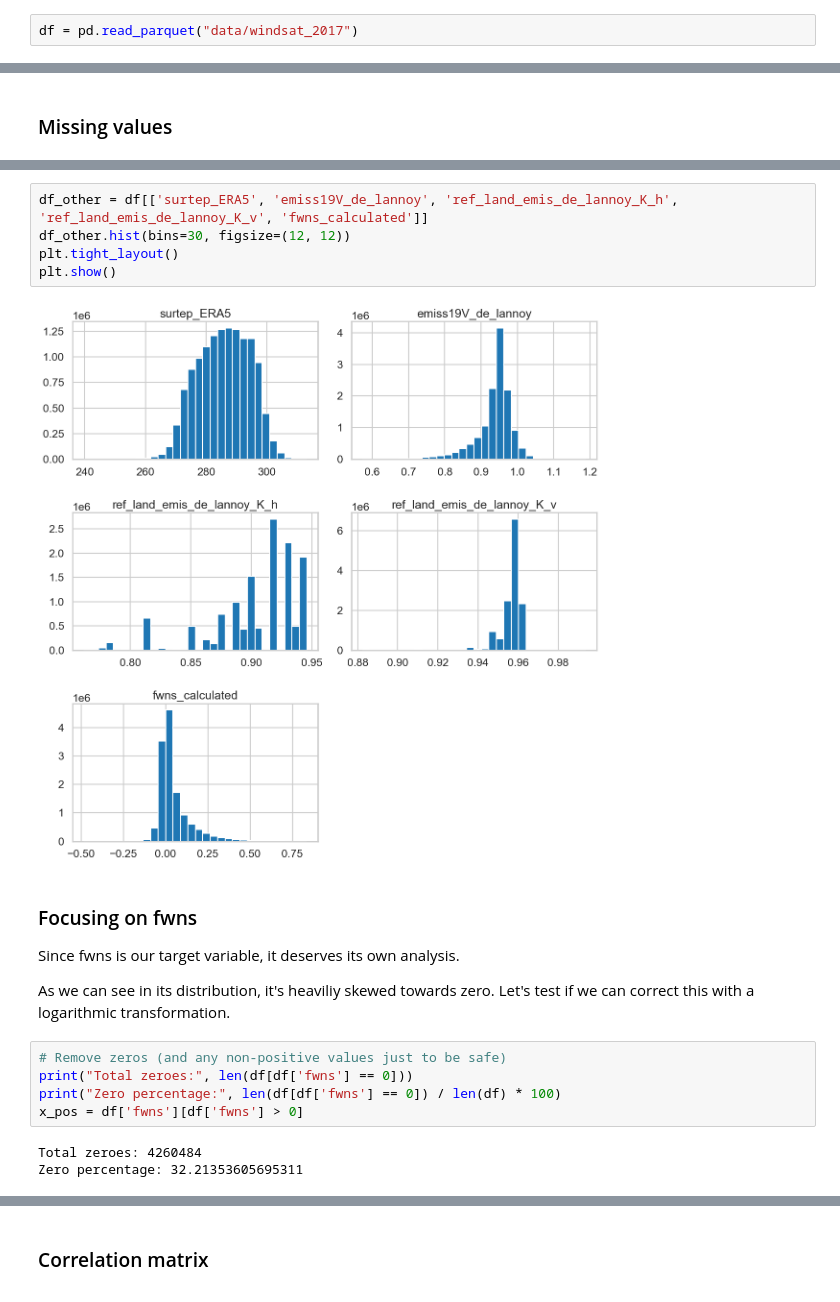
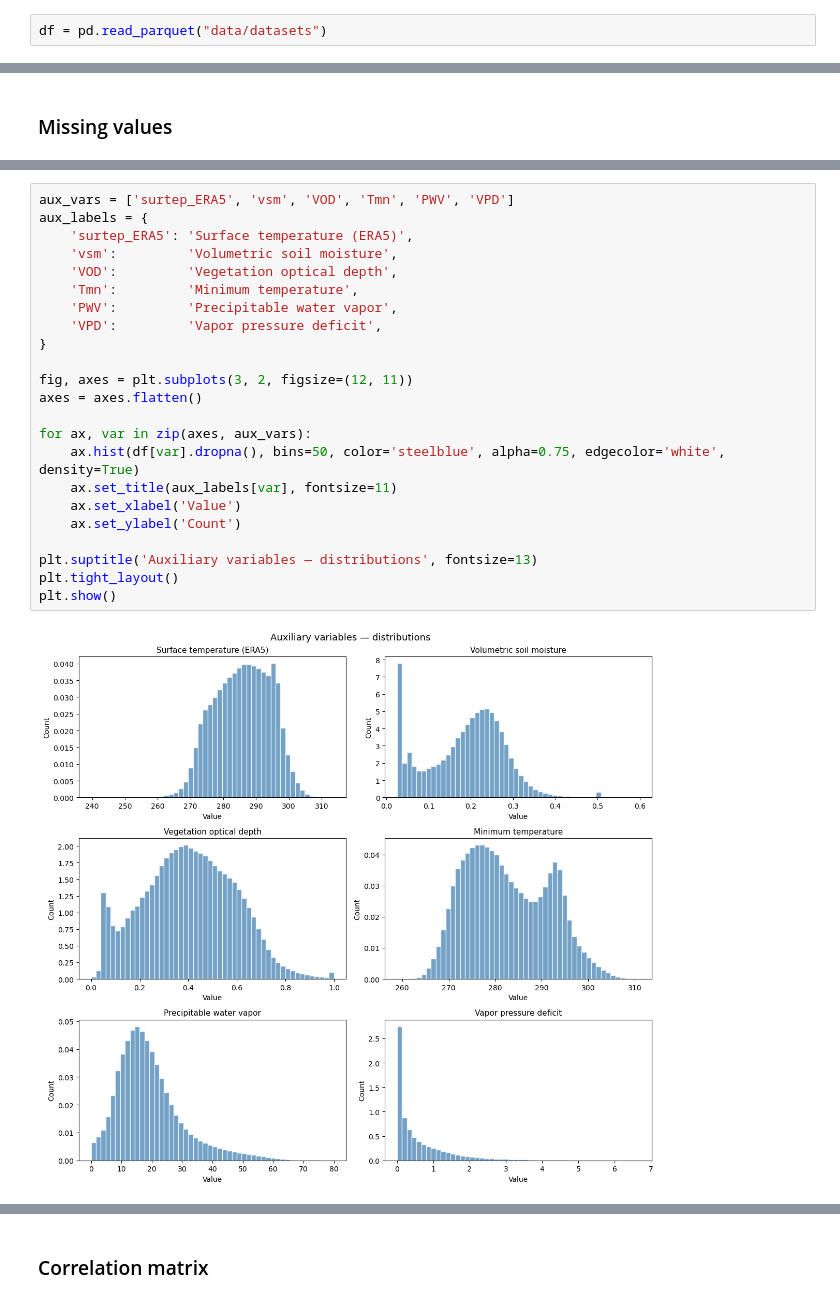
Before and after one commit to marcvem2AED/TFM_MCD_MarcVelascoMateu, a Jupyter notebook: 2-Data_analysis.ipynb, the cells around one changed output, grey strips where cells are left out. Drawn from its saved outputs; the diff is of its cells as text.

```diff
--- a/2-Data_analysis.ipynb
+++ b/2-Data_analysis.ipynb
@@ -19,4 +22,4 @@ from sklearn.preprocessing import StandardScaler, PowerTransformer
 # %% [markdown]
 ### Data loading
 # %%
-df = pd.read_parquet("data/windsat_2017")
+df = pd.read_parquet("data/datasets")
@@ -128,21 +353,25 @@ plt.show()
 # %%
-df_other = df[['surtep_ERA5', 'emiss19V_de_lannoy', 'ref_land_emis_de_lannoy_K_h', 'ref_land_emis_de_lannoy_K_v', 'fwns_calculated']]
-df_other.hist(bins=30, figsize=(12, 12))
+aux_vars = ['surtep_ERA5', 'vsm', 'VOD', 'Tmn', 'PWV', 'VPD']
+aux_labels = {
+    'surtep_ERA5': 'Surface temperature (ERA5)',
+    'vsm':         'Volumetric soil moisture',
+    'VOD':         'Vegetation optical depth',
+    'Tmn':         'Minimum temperature',
+    'PWV':         'Precipitable water vapor',
+    'VPD':         'Vapor pressure deficit',
+}
+
+fig, axes = plt.subplots(3, 2, figsize=(12, 11))
+axes = axes.flatten()
+
+for ax, var in zip(axes, aux_vars):
+    ax.hist(df[var].dropna(), bins=50, color='steelblue', alpha=0.75, edgecolor='white', density=True)
+    ax.set_title(aux_labels[var], fontsize=11)
+    ax.set_xlabel('Value')
+    ax.set_ylabel('Count')
+
+plt.suptitle('Auxiliary variables — distributions', fontsize=13)
 plt.tight_layout()
 plt.show()
 # %% [output]
-[figure, old version]
+[figure, new version]
-# %% [markdown]
-### Focusing on fwns
-
-Since fwns is our target variable, it deserves its own analysis.
-
-As we can see in its distribution, it's heaviliy skewed towards zero. Let's test if we can correct this with a logarithmic transformation.
-# %%
-# Remove zeros (and any non-positive values just to be safe)
-print("Total zeroes:", len(df[df['fwns'] == 0]))
-print("Zero percentage:", len(df[df['fwns'] == 0]) / len(df) * 100)
-x_pos = df['fwns'][df['fwns'] > 0]
-# %% [output]
-Total zeroes: 4260484
-Zero percentage: 32.21353605695311
```
Also changed, not shown: parts of 75 cells of this notebook, 3 other files.
